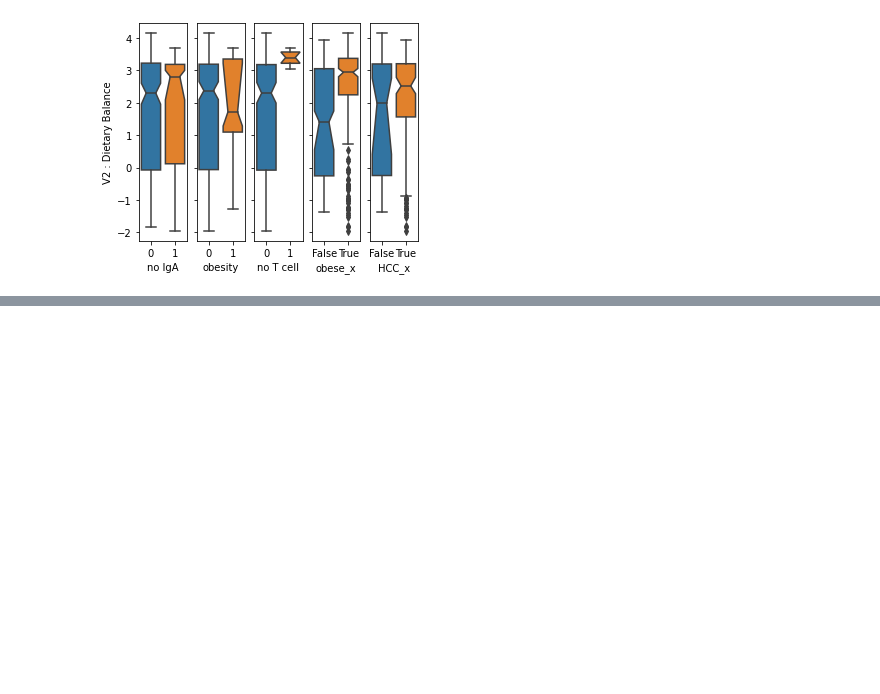
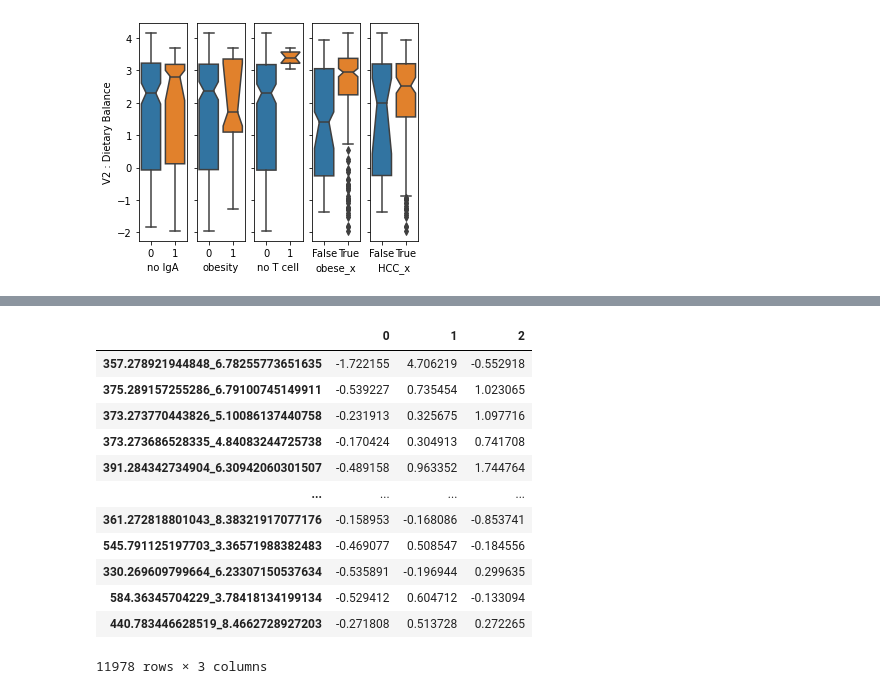
Before and after one commit to mortonjt/iv-analysis, a Jupyter notebook: ipynb/Figure3.ipynb, the cells around one changed output, grey strips where cells are left out. Saved outputs shown, nothing was run; the diff lists cells and outputs as text; code cells hidden in the pictures; blank space fills up the shorter version.

```diff
--- a/ipynb/Figure3.ipynb
+++ b/ipynb/Figure3.ipynb
@@ -299,0 +348,16 @@ metadata
+# %%
+mmvec_metab = res.samples.loc[]
+# %% [output]
+|  | 0 | 1 | 2 |
+| 357.278921944848_6.78255773651635 | -1.722155 | 4.706219 | -0.552918 |
+| 375.289157255286_6.79100745149911 | -0.539227 | 0.735454 | 1.023065 |
+| 373.273770443826_5.10086137440758 | -0.231913 | 0.325675 | 1.097716 |
+| 373.273686528335_4.84083244725738 | -0.170424 | 0.304913 | 0.741708 |
+| 391.284342734904_6.30942060301507 | -0.489158 | 0.963352 | 1.744764 |
+| ... | ... | ... | ... |
+| 361.272818801043_8.38321917077176 | -0.158953 | -0.168086 | -0.853741 |
+| 545.791125197703_3.36571988382483 | -0.469077 | 0.508547 | -0.184556 |
+| 330.269609799664_6.23307150537634 | -0.535891 | -0.196944 | 0.299635 |
+| 584.36345704229_3.78418134199134 | -0.529412 | 0.604712 | -0.133094 |
+| 440.783446628519_8.4662728927203 | -0.271808 | 0.513728 | 0.272265 |
+11978 rows × 3 columns
```
Also changed, not shown: parts of 16 cells of this notebook, 1 other file.
